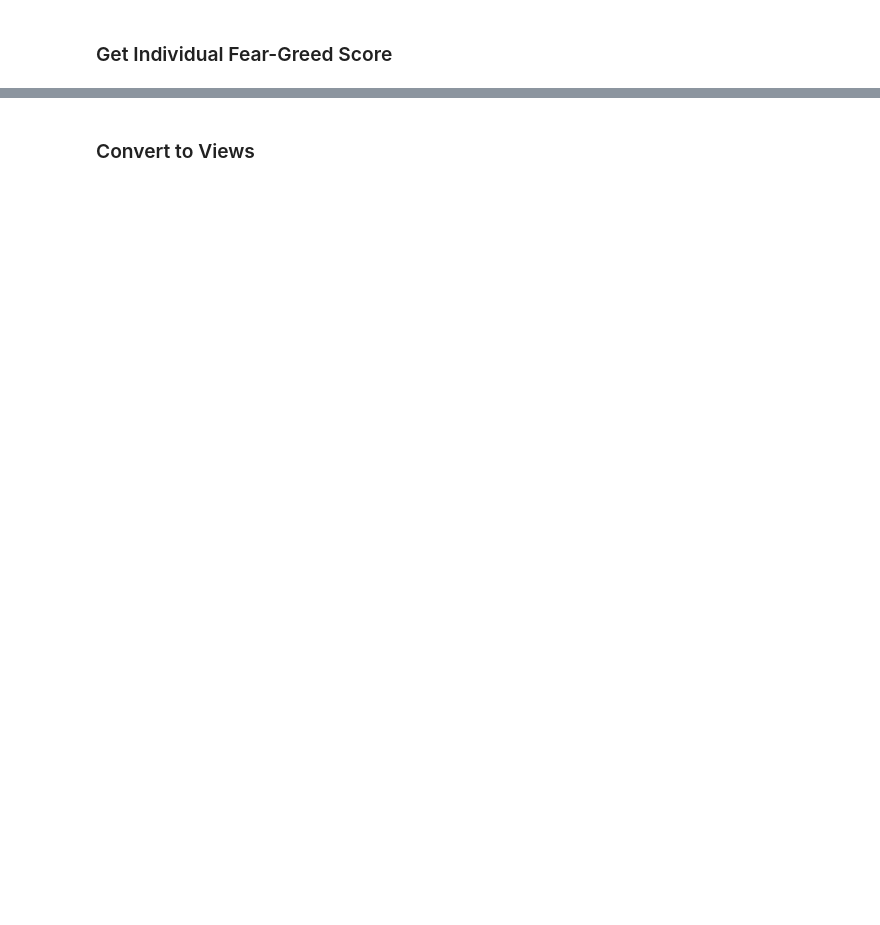
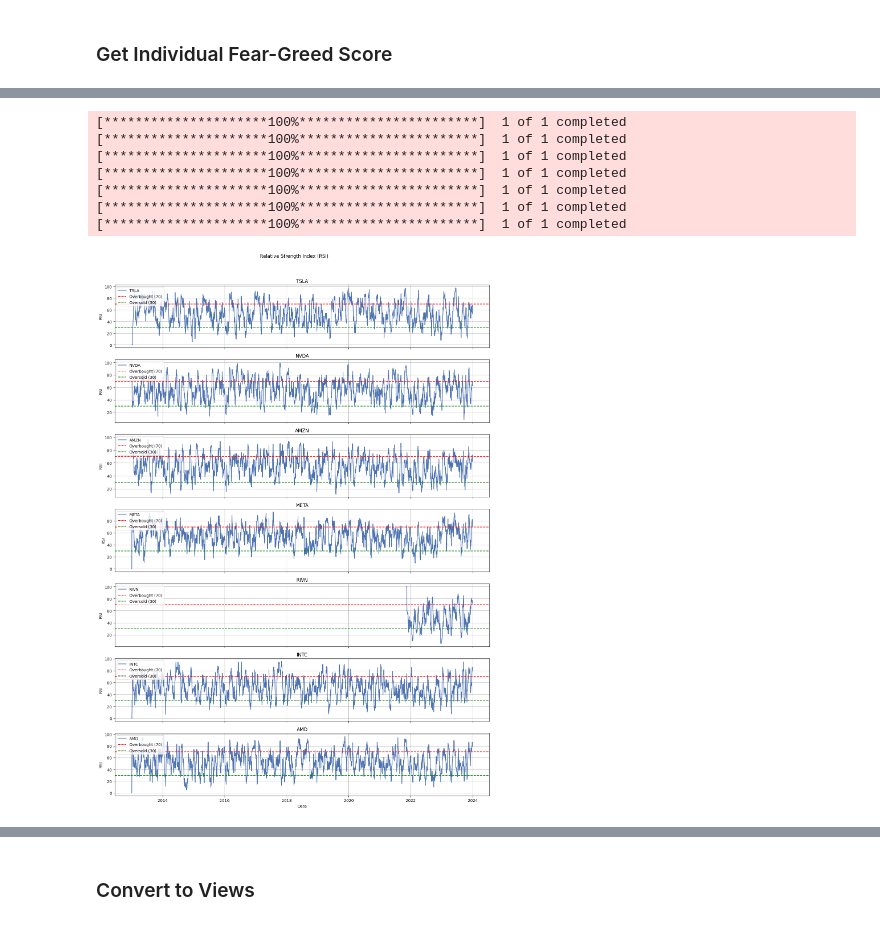
Before and after one commit to chantalmaskell/Black_Litterman_Portfolio_Optimisation, a Jupyter notebook: fear_greed_black_litterman.ipynb, the cells around one changed output, grey strips where cells are left out. Saved outputs shown, nothing was run; the diff lists cells and outputs as text; code cells hidden in the pictures; blank space fills up the shorter version.

```diff
--- a/fear_greed_black_litterman.ipynb
+++ b/fear_greed_black_litterman.ipynb
@@ -218,4 +253,6 @@ print(fear_greed_scores) # 0-1, higher score is greedier
 # %%
+rsi = calculate_stock_rsi(tickers, start_date=start_date, end_date=end_date)
+
 def plot_stock_rsi(ticker: str, start_date: str = "2023-01-01", end_date: str = "2024-01-01"):
     fig, axes = plt.subplots(nrows=7, ncols=1, figsize=(14, 20), sharex=True)
     fig.suptitle('Relative Strength Index (RSI)')
@@ -281,34 +318,43 @@ def plot_market_volatility(tickers, start_date='2023-01-01', end_date='2024-01-0
     for ticker in tickers:
         plt.plot(volatility_data[ticker], label=ticker)
 
     plt.title('Market Volatility')
     plt.xlabel('Date')
     plt.ylabel('Volatility')
     plt.legend()
     plt.show()
 
 def plot_put_call_ratio(tickers: list):
     fig, axes = plt.subplots(nrows=len(tickers), ncols=1, figsize=(14, 20), sharex=True)
     fig.suptitle('Put Call Ratio')
 
     for ax, ticker in zip(axes, tickers):
         put_call_data = calculate_put_call_ratio([ticker])
         ax.plot(put_call_data[ticker].index, put_call_data[ticker], label=ticker)
         ax.axhline(1, color='red', linestyle='--', label='Neutral (1)')
         ax.set_title(ticker)
         ax.set_ylabel('Put Call Ratio')
         ax.legend(loc='upper left')
         ax.grid(True)
 
     axes[-1].set_xlabel('Date')
     plt.tight_layout(rect=[0, 0, 1, 0.96])
     plt.show()
 
-# plot_stock_rsi(tickers) # working
+plot_stock_rsi(tickers) # working
 # plot_stock_price_strength(tickers) # not working
 # plot_stock_price_breadth(tickers) # not plotting correctly
 # plot_market_volatility(tickers, start_date='2023-01-01', end_date='2024-01-01') # no data
 # plot_put_call_ratio(tickers) # not working
+# %% [output]
+[*********************100%***********************]  1 of 1 completed
+[*********************100%***********************]  1 of 1 completed
+[*********************100%***********************]  1 of 1 completed
+[*********************100%***********************]  1 of 1 completed
+[*********************100%***********************]  1 of 1 completed
+[*********************100%***********************]  1 of 1 completed
+[*********************100%***********************]  1 of 1 completed
+[figure, added]
 # %%
 views = {ticker: score for ticker, score in fear_greed_scores.items()}
 print(views)
```
Also changed, not shown: parts of 10 cells of this notebook.
